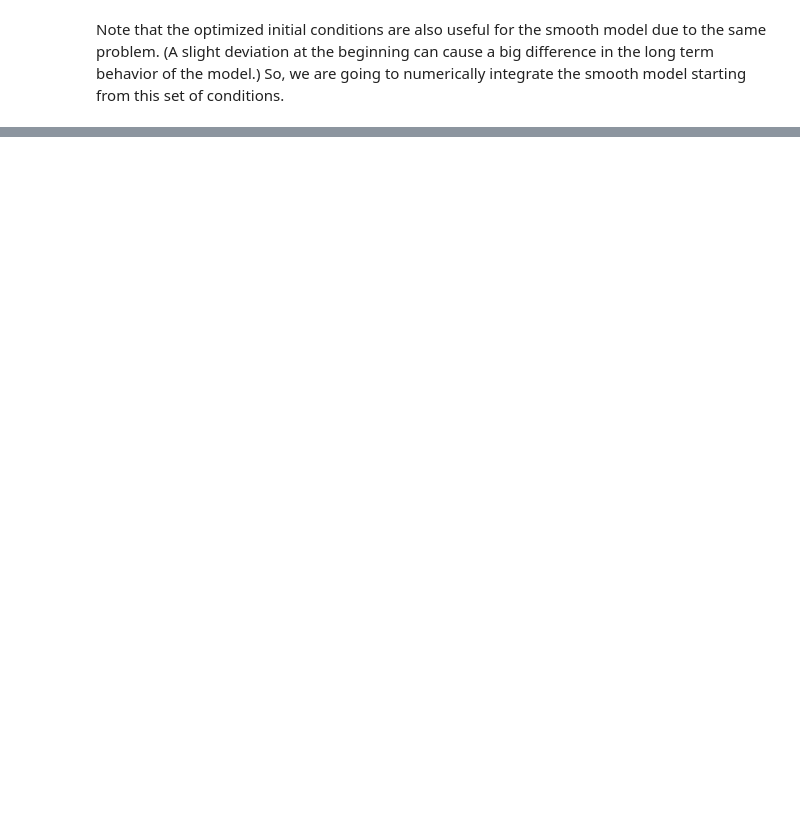
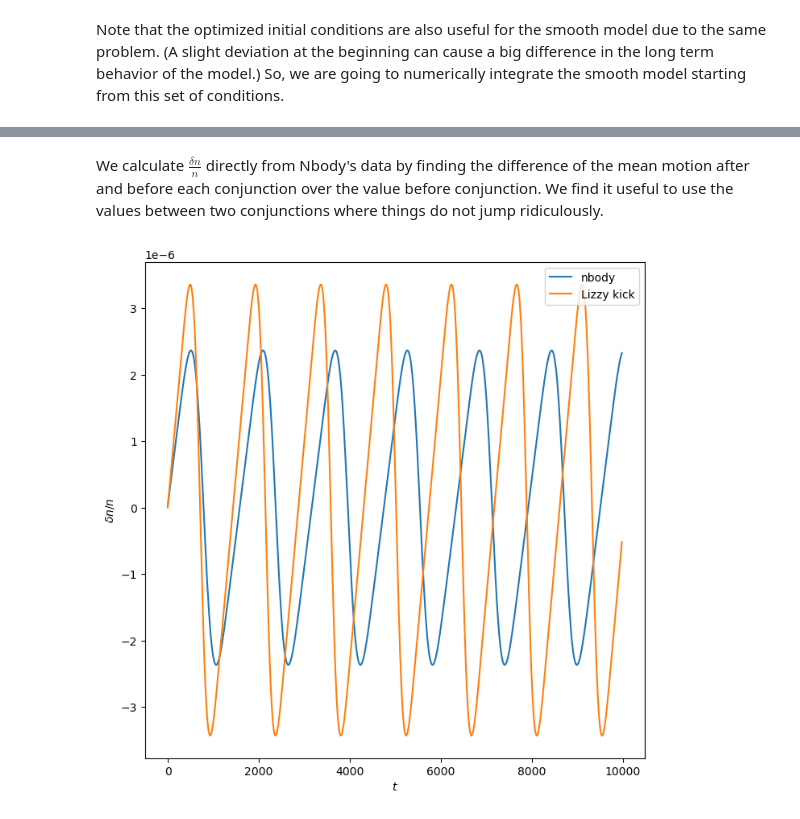
Before and after one commit to Supa-wich/3brproject, a Jupyter notebook: namouniinout.ipynb, the cells around one changed output, grey strips where cells are left out. Saved outputs shown, nothing was run; the diff lists cells and outputs as text; code cells hidden in the pictures; blank space fills up the shorter version.

Commit message:
update mapping code

```diff
--- a/namouniinout.ipynb
+++ b/namouniinout.ipynb
@@ -319,15 +340,23 @@ The mapping only cares about the values at conjunction, so we need to take the p
 #extract values for Namouni mapping and use in the equations
 epsilon = (mutot/3)**(1/3)                      # Small mass parameter
 print(epsilon)
-ar0 = an[0] / epsilon                           # Initial scaled semimajor axis
+eps0 = an[0]                                    # relative semimajor axis (scaled) - curly epsilon in DQT
+ar0 = an[0] / epsilon                           # Initial scaled semimajor axis in Hill's unit
 K0 = 3/8*ar0**2
-I0 = (e12n[0]/epsilon)**2 / 2                   # Initial action
-phi0 = pomega12[0]                              # Initial pericenter
+I0 = (e12n[0]/epsilon)**2 / 2                   #Initial action
+phi0 = pomegan[0]
+
 lambda0 = lambdan[0]                            # Initial conj angle
 
 #eccentricity vector components
 h0 = np.sqrt(2*I0)*np.cos(phi0)
 k0 = np.sqrt(2*I0)*np.sin(phi0)
 
+fe0 = np.abs(1/((1+an[0])**(-3/2)-1))
+beta0 = lambda0 - np.pi*fe0 + np.pi #opposition longitude, theta in dqt but we rename it because theta is already used
+print(eps0)
 print(lambda_target, np.mod(lambda0, 2*np.pi), h0, k0, I0,K0)
+print(phi0, np.arctan2(k0,h0))
+print(ar0, ar0*epsilon)
+print(fe0, beta0)
 # %% [output]
@@ -764,0 +1051,26 @@ ax6.legend()
+# %% [markdown]
+We calculate $\frac{\delta n}{n}$ directly from Nbody's data by finding the difference of the mean motion after and before each conjunction over the value before conjunction. We find it useful to use the values between two conjunctions where things do not jump ridiculously.
+# %%
+deltan = np.diff(ntest_btwn)
+dnn_data = deltan/ntest_btwn[:-1]
+#print(deltan)
+nmap = np.diff(lambdas[:-1])/dtconj
+deltanmap = np.diff(nmap)
+#print(nmap)
+
+dnn_map = deltanmap/nmap[:-1]
+
+thetas = wrap_angles(lambdas)-phis
+dnn_model = dnn(thetas, mutot, ecross, np.sqrt(2*Is)*epsilon/ecross)
+# %%
+fig8, ax8 = plt.subplots(figsize=(8,8))
+ax8.set_ylabel(r'$\delta n/n$')
+ax8.set_xlabel(r'$t$')
+ax8.plot(tbetweens[:-1], dnn_data, label='nbody')
+ax8.plot(tbetweens[:-1], dnn_model[:-1], label='Lizzy kick')
+# ax8.plot(tbetweens[:-3], dnn_map, label="Mapping")
+ax8.legend()
+#ax8.set_xlim(0,500)
+plt.savefig('kickplot.png')
+# %% [output]
+[figure, added]
```
Also changed, not shown: parts of 68 cells of this notebook.
